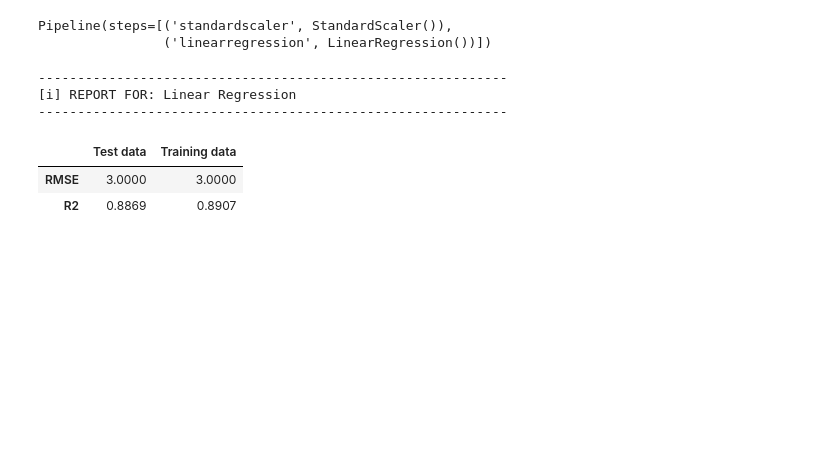
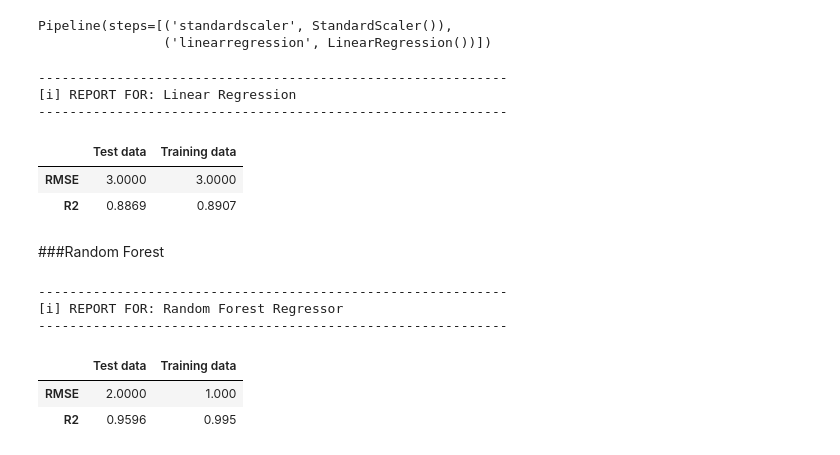
Before and after one commit to AkindeKadjo/Life_Expectancy_prediction, a Jupyter notebook: Life_Expectancy.ipynb, the cells around one changed output. Saved outputs shown, nothing was run; the diff lists cells and outputs as text; code cells hidden in the pictures; blank space fills up the shorter version.

```diff
--- a/Life_Expectancy.ipynb
+++ b/Life_Expectancy.ipynb
@@ -371,3 +373,19 @@ res_regression(reg_pipe,X_test,y_test, X_train,y_train, label='Linear Regression
 |  | Test data | Training data |
 | RMSE | 3.0000 | 3.0000 |
 | R2 | 0.8869 | 0.8907 |
+# %% [markdown]
+###Random Forest
+# %%
+# Instantiating Random Forest Regressor
+rf= RandomForestRegressor()
+#Fitting the model on the training data
+rf.fit(X_train, y_train)
+# Evaluating Random Forest Regressor
+res_regression(rf,X_test,y_test, X_train,y_train, label='Random Forest Regressor')
+# %% [output]
+------------------------------------------------------------
+[i] REPORT FOR: Random Forest Regressor
+------------------------------------------------------------
+|  | Test data | Training data |
+| RMSE | 2.0000 | 1.000 |
+| R2 | 0.9596 | 0.995 |
```
Also changed, not shown: parts of 8 cells of this notebook.
